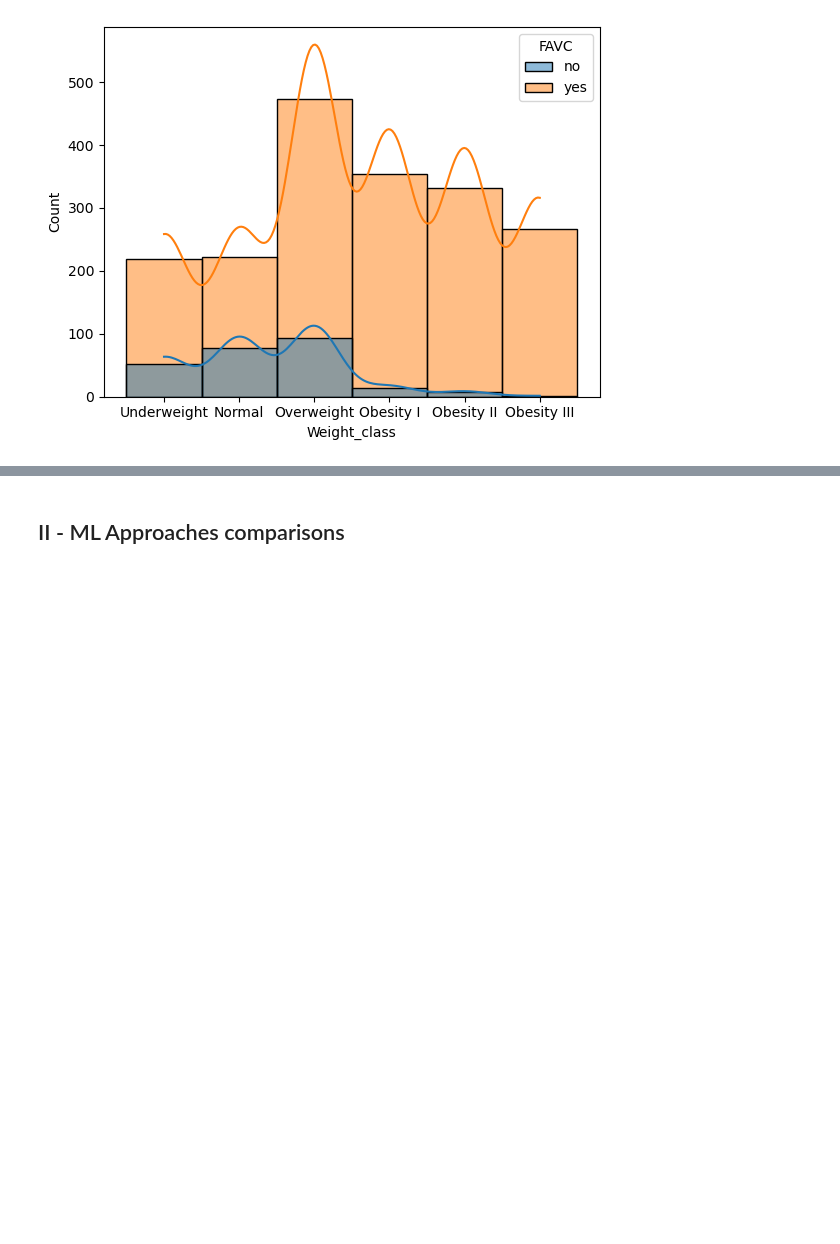
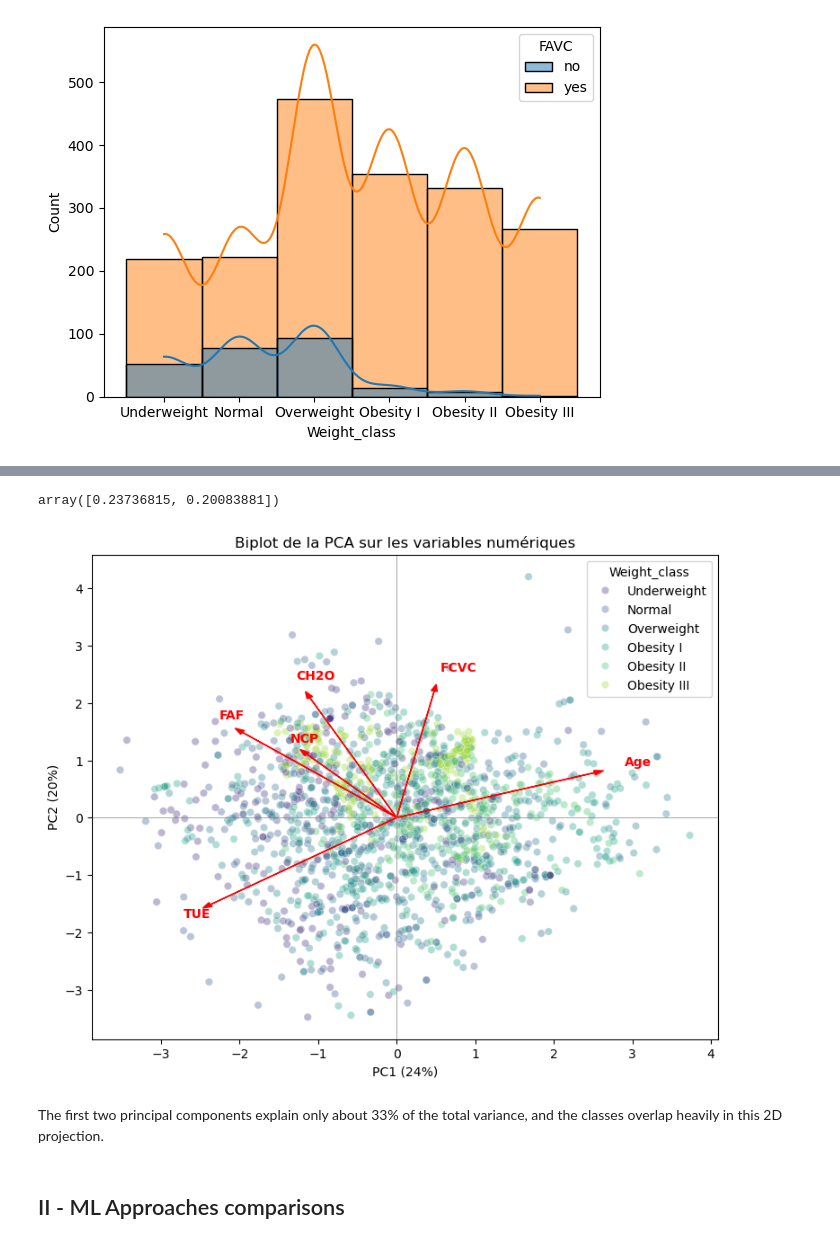
Before and after one commit to Lduvignacq/Estimation-of-obesity-levels-based-on-eating-habits, a Jupyter notebook: standard_benchmark.ipynb, the cells around one changed output, grey strips where cells are left out. Cells and saved outputs as stored; diff of their text form; code cells hidden in the pictures; blank space fills up the shorter version.

```diff
--- a/standard_benchmark.ipynb
+++ b/standard_benchmark.ipynb
@@ -281,0 +287,4 @@ create_hisplot(df, column="Weight_class", hue = "FAVC")
+# %%
+pca=PCA()
+pca.fit(tr_data2)
+pca.explained_variance_ratio_
@@ -282,3 +299,36 @@ create_hisplot(df, column="Weight_class", hue = "FAVC")
+# %%
+pca_num = PCA(n_components=2).fit(tr_data2[numerical_variables])
+X_2d = pca_num.transform(tr_data2[numerical_variables])
+pca_num.explained_variance_ratio_
+# %% [output]
+array([0.23736815, 0.20083881])
+# %%
+
+X_num = tr_data2[numerical_variables]            # 6 colonnes déjà centrées-réduites
+pca_num = PCA(n_components=2, random_state=42)
+scores = pca_num.fit_transform(X_num)            # coordonnées des individus
+
+# corrélation de chaque variable avec PC1 et PC2
+loadings = pca_num.components_.T * np.sqrt(pca_num.explained_variance_)
+
+fig, ax = plt.subplots(figsize=(9, 7))
+sns.scatterplot(x=scores[:, 0], y=scores[:, 1], hue=y_tr.astype(str),
+                hue_order=weight_order, palette="viridis", alpha=0.35, ax=ax)
+
+echelle = np.abs(scores).max() * 0.9             # pour que les flèches soient visibles
+for nom, (x, y) in zip(numerical_variables, loadings):
+    ax.arrow(0, 0, x * echelle, y * echelle, color="red", head_width=0.08, length_includes_head=True)
+    ax.text(x * echelle * 1.1, y * echelle * 1.1, nom, color="red", fontsize=10, weight="bold")
+
+ax.axhline(0, color="gray", lw=0.5); ax.axvline(0, color="gray", lw=0.5)
+ax.set_xlabel(f"PC1 ({pca_num.explained_variance_ratio_[0]:.0%})")
+ax.set_ylabel(f"PC2 ({pca_num.explained_variance_ratio_[1]:.0%})")
+ax.set_title("Biplot de la PCA sur les variables numériques")
+plt.show()
+# %% [output]
+[figure, added]
+# %% [markdown]
+The first two principal components explain only about 33% of the total variance, and the classes overlap heavily in this 2D projection.
 # %% [markdown]
 ## II - ML Approaches comparisons
 # %% [markdown]
```
Also changed, not shown: parts of 6 cells of this notebook.
